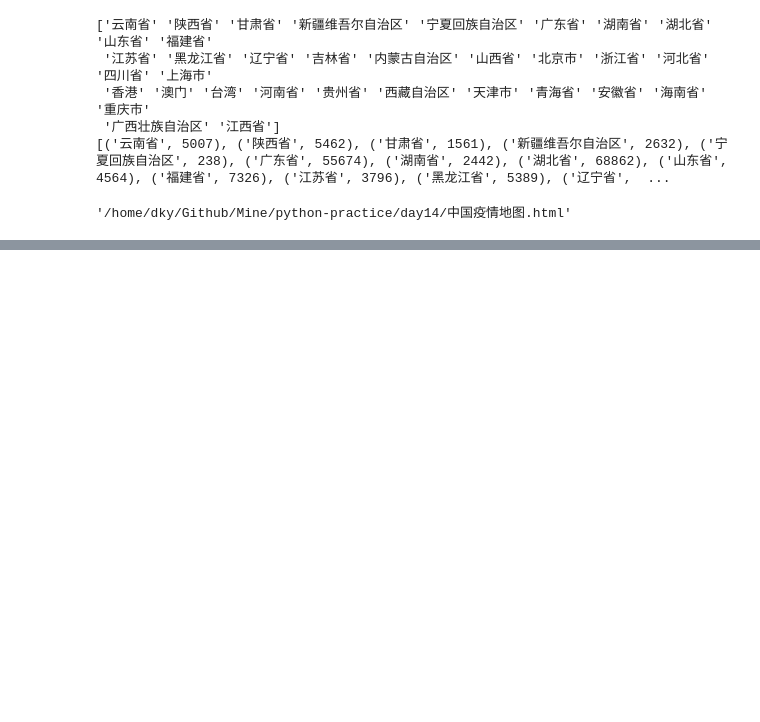
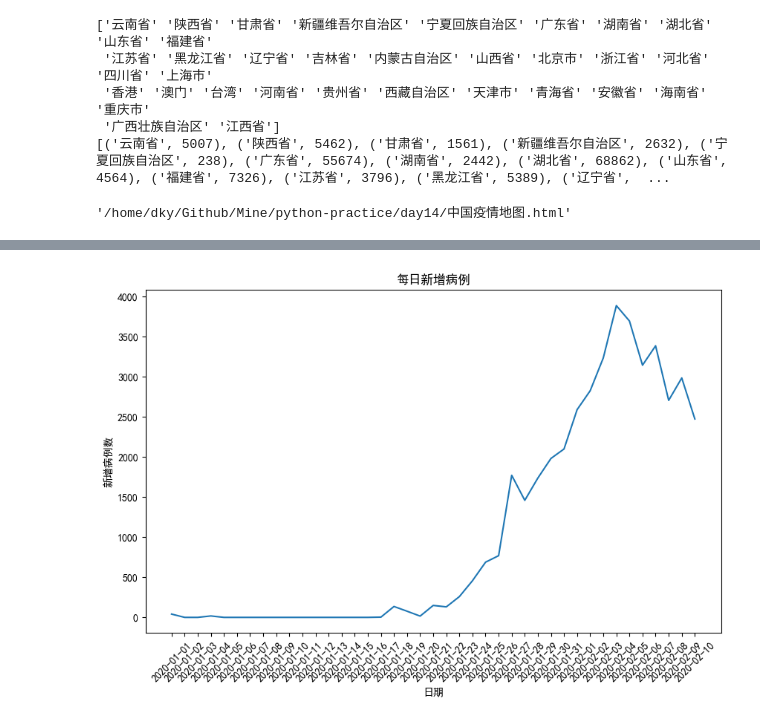
Before and after one commit to inspireMeNow/python-practice, a Jupyter notebook: day14/main.ipynb, the cells around one changed output, grey strips where cells are left out. Drawn from its saved outputs; the diff is of its cells as text; code cells hidden in the pictures; blank space fills up the shorter version.

```diff
--- a/day14/main.ipynb
+++ b/day14/main.ipynb
@@ -324,0 +642,20 @@ print(data.head)
+# %%
+import pandas as pd
+import matplotlib.pyplot as plt
+# 读取数据
+data = pd.read_csv("新增确诊人数.csv")
+# 提取日期和每日新增病例数
+dates = data["date"]
+confirmed_cases = data["confirmed_cases"]
+# 计算每日新增病例数
+daily_cases = confirmed_cases.diff().fillna(confirmed_cases[0]).astype(int)
+# 绘制每日新增病例数的折线图
+fig, ax = plt.subplots(figsize=(10, 6))
+ax.plot(dates, daily_cases)
+ax.set_title("每日新增病例")
+plt.xticks(rotation=45)
+ax.set_xlabel("日期")
+ax.set_ylabel("新增病例数")
+plt.show()
+# %% [output]
+[figure, added]
```
Also changed, not shown: parts of 6 cells of this notebook, 6 other files.
